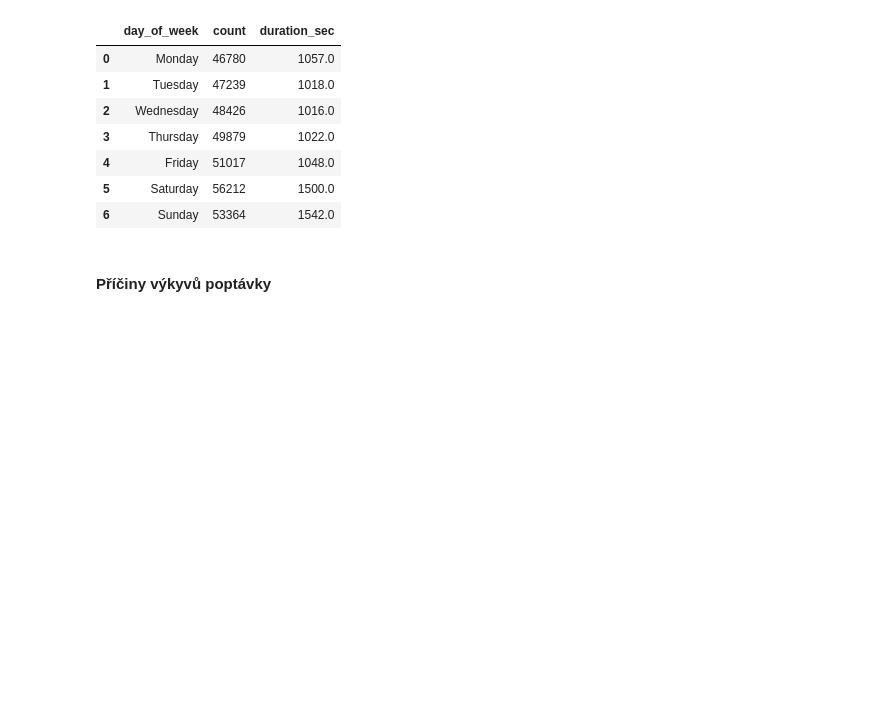
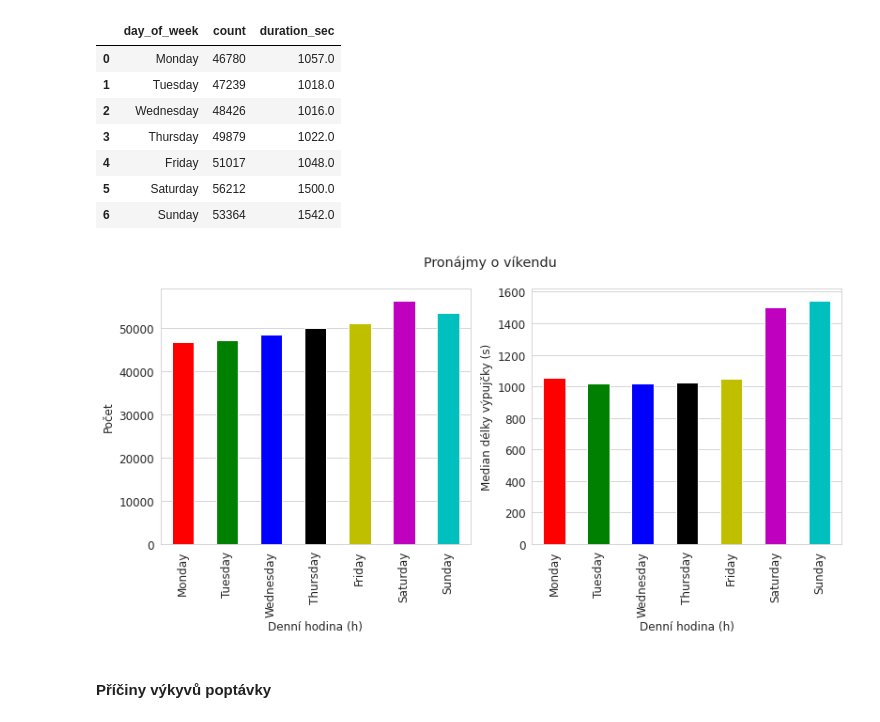
Before and after one commit to 9berny9/bikes, a Jupyter notebook: bikes_process.ipynb, the cells around one changed output. Saved outputs shown, nothing was run; the diff lists cells and outputs as text; code cells hidden in the pictures; blank space fills up the shorter version.

Commit message:
colors

```diff
--- a/bikes_process.ipynb
+++ b/bikes_process.ipynb
@@ -899,6 +899,26 @@ grouped_weekday
 | 4 | Friday | 51017 | 1048.0 |
 | 5 | Saturday | 56212 | 1500.0 |
 | 6 | Sunday | 53364 | 1542.0 |
+# %%
+# Graf pronájmů v jednotlivých dnech podle počtu a délky pronájmu
+fig = plt.figure(figsize=(13, 5))
+ax1 = fig.add_subplot(1, 2, 1)  # Jeden řádek, dva sloupce, první graf
+ax2 = fig.add_subplot(1, 2, 2)  # Druhý graf
+# graf počet na den
+grouped_weekday.plot.bar(ax=ax1,
+    x='day_of_week', y='count', legend=False,
+     width=0.5, color=list('rgbkymc')).grid(axis='x');
+# graf délky pronájmu na den
+grouped_weekday.plot.bar(ax=ax2,
+    x='day_of_week', y='duration_sec', legend=False,
+     width=0.5, color=list('rgbkymc')).grid(axis='x')
+fig.suptitle("Pronájmy o víkendu");
+ax1.set_xlabel("Denní hodina (h)");
+ax2.set_xlabel("Denní hodina (h)");
+ax1.set_ylabel("Počet");
+ax2.set_ylabel("Median délky výpujčky (s)");
+# %% [output]
+[figure, added]
 # %% [markdown]
 #### Příčiny výkyvů poptávky
 # %% [markdown]
```
